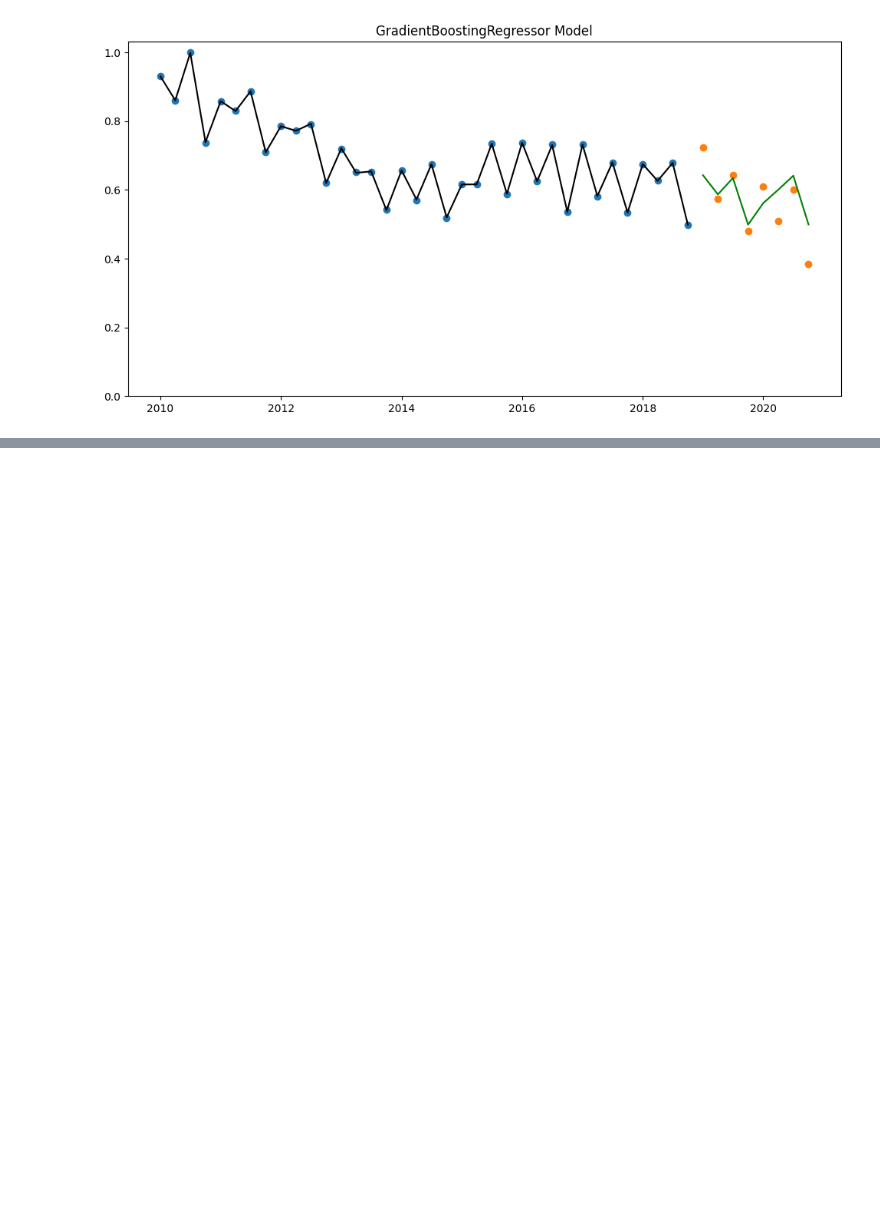
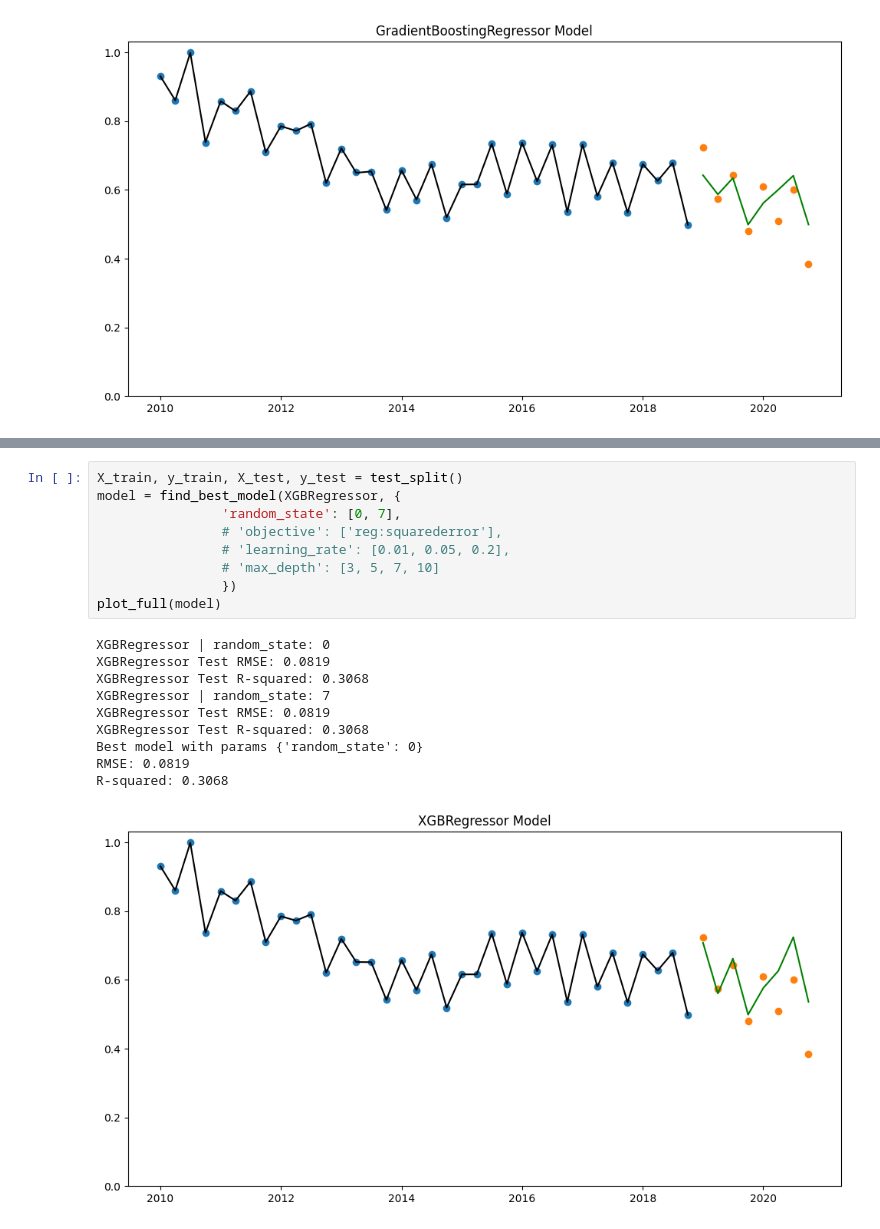
Before and after one commit to z5113296/ZZSC9020-Group-M, a Jupyter notebook: Modelling-AK.ipynb, the cells around one changed output, grey strips where cells are left out. Drawn from its saved outputs; the diff is of its cells as text; blank space fills up the shorter version.

```diff
--- a/Modelling-AK.ipynb
+++ b/Modelling-AK.ipynb
@@ -391,0 +430,20 @@ X_test
+# %%
+X_train, y_train, X_test, y_test = test_split()
+model = find_best_model(XGBRegressor, {
+                'random_state': [0, 7],
+                # 'objective': ['reg:squarederror'],
+                # 'learning_rate': [0.01, 0.05, 0.2],
+                # 'max_depth': [3, 5, 7, 10]
+                })
+plot_full(model)
+# %% [output]
+XGBRegressor | random_state: 0
+XGBRegressor Test RMSE: 0.0819
+XGBRegressor Test R-squared: 0.3068
+XGBRegressor | random_state: 7
+XGBRegressor Test RMSE: 0.0819
+XGBRegressor Test R-squared: 0.3068
+Best model with params {'random_state': 0}
+RMSE: 0.0819
+R-squared: 0.3068
+[figure, added]
```
Also changed, not shown: parts of 18 cells of this notebook.
